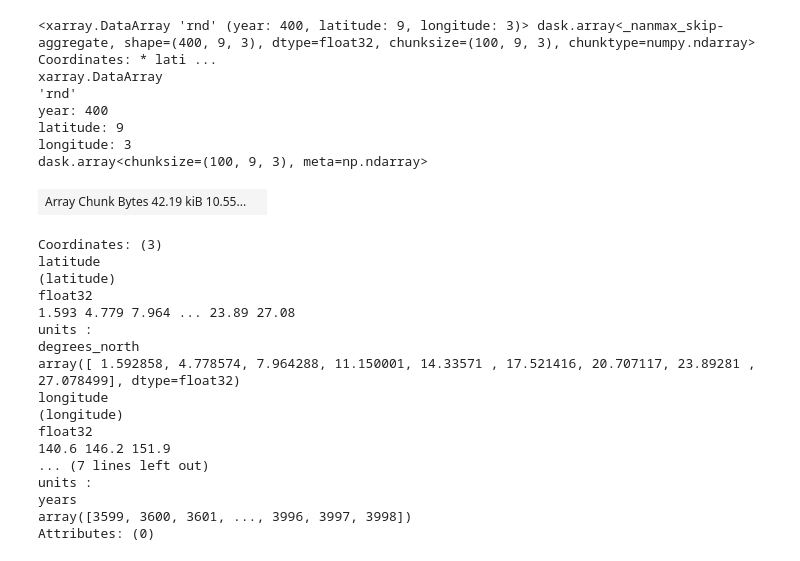
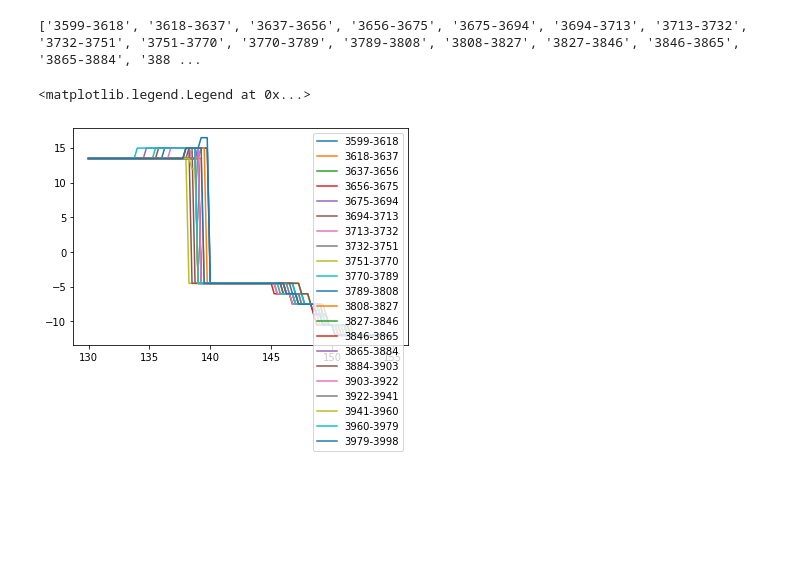
Before and after one commit to pletzer/paleoscripts, a Jupyter notebook: notebooks/SPCZ location_ap.ipynb, the cells around one changed output. Drawn from its saved outputs; the diff is of its cells as text; code cells hidden in the pictures; blank space fills up the shorter version.

```diff
--- a/notebooks/SPCZ location_ap.ipynb
+++ b/notebooks/SPCZ location_ap.ipynb
@@ -43,0 +43,4 @@ mm/day
+# %%
+# pad
+rnd = ps.apply_cyclic_padding(ds.rnd)
+rnd
@@ -44,30 +65,39 @@ mm/day
+# %%
+# seasonal means across decades, after increasing the resolution
+years = rnd.year.values
+year_max = years[-1]
+d_year = 19
+rnd_season_decade_mean = {}
+new_lons = np.linspace(130., 155., 101) # 0., 360., 101)
+new_lats = np.linspace(-30., 30., 41) #(-87.56, 87.56, 51)
+for s in ('djf', 'mam', 'jja', 'son'):
+    rnd_season_decade_mean[s] = {}
+    y0 = years[0]
+    while y0 < year_max:
+        y1 = min(y0 + d_year, year_max)
+        rain = ps.extract_season(rnd.sel(year=slice(y0, y1)), s).interp(longitude=new_lons, latitude=new_lats)
+        rnd_season_decade_mean[s][(y0, y1)] = rain.mean(dim=['year', 'month'])
+        y0 = y1
+# %%
+# for each season, decade, we compute the max rain line
+lines = {}
+for s in rnd_season_decade_mean:
+    lines[s] = {}
+    for ys in rnd_season_decade_mean[s]:
+        xy = ps.find_points_where_field_is_max(rnd_season_decade_mean[s][ys],
+                                               xlim=(new_lons[0], new_lons[-1]),
+                                               ylim=(new_lats[0], new_lats[-1]))
+        lines[s][ys] = xy
 # %%
-# compute the seasonal max for djf
-rnd_djf_max = ps.extract_season(rnd, season='djf').max(dim='month')
-rnd_djf_max
+# plot
+s = 'djf'
+leg = [f'{ys[0]}-{ys[1]}' for ys in lines[s].keys()]
+print(leg)
+for ys in lines[s]:
+    xy = lines[s][ys]
+    plt.plot(xy[:, 0], xy[:, 1])
+plt.legend(leg)
 # %% [output]
-<xarray.DataArray 'rnd' (year: 400, latitude: 9, longitude: 3)> dask.array<_nanmax_skip-aggregate, shape=(400, 9, 3), dtype=float32, chunksize=(100, 9, 3), chunktype=numpy.ndarray> Coordinates: * lati ...
-xarray.DataArray
-'rnd'
-year: 400
-latitude: 9
-longitude: 3
-dask.array<chunksize=(100, 9, 3), meta=np.ndarray>
+['3599-3618', '3618-3637', '3637-3656', '3656-3675', '3675-3694', '3694-3713', '3713-3732', '3732-3751', '3751-3770', '3770-3789', '3789-3808', '3808-3827', '3827-3846', '3846-3865', '3865-3884', '388 ...
-| Array Chunk Bytes 42.19 kiB 10.55... |  |
-Coordinates: (3)
-latitude
-(latitude)
-float32
-1.593 4.779 7.964 ... 23.89 27.08
-units :
-degrees_north
-array([ 1.592858, 4.778574, 7.964288, 11.150001, 14.33571 , 17.521416, 20.707117, 23.89281 , 27.078499], dtype=float32)
-longitude
-(longitude)
-float32
-140.6 146.2 151.9
-... (7 lines left out)
-units :
-years
-array([3599, 3600, 3601, ..., 3996, 3997, 3998])
-Attributes: (0)
+<matplotlib.legend.Legend at 0x...>
+[figure, added]
```
Also changed, not shown: parts of 4 cells of this notebook, 1 other file.
